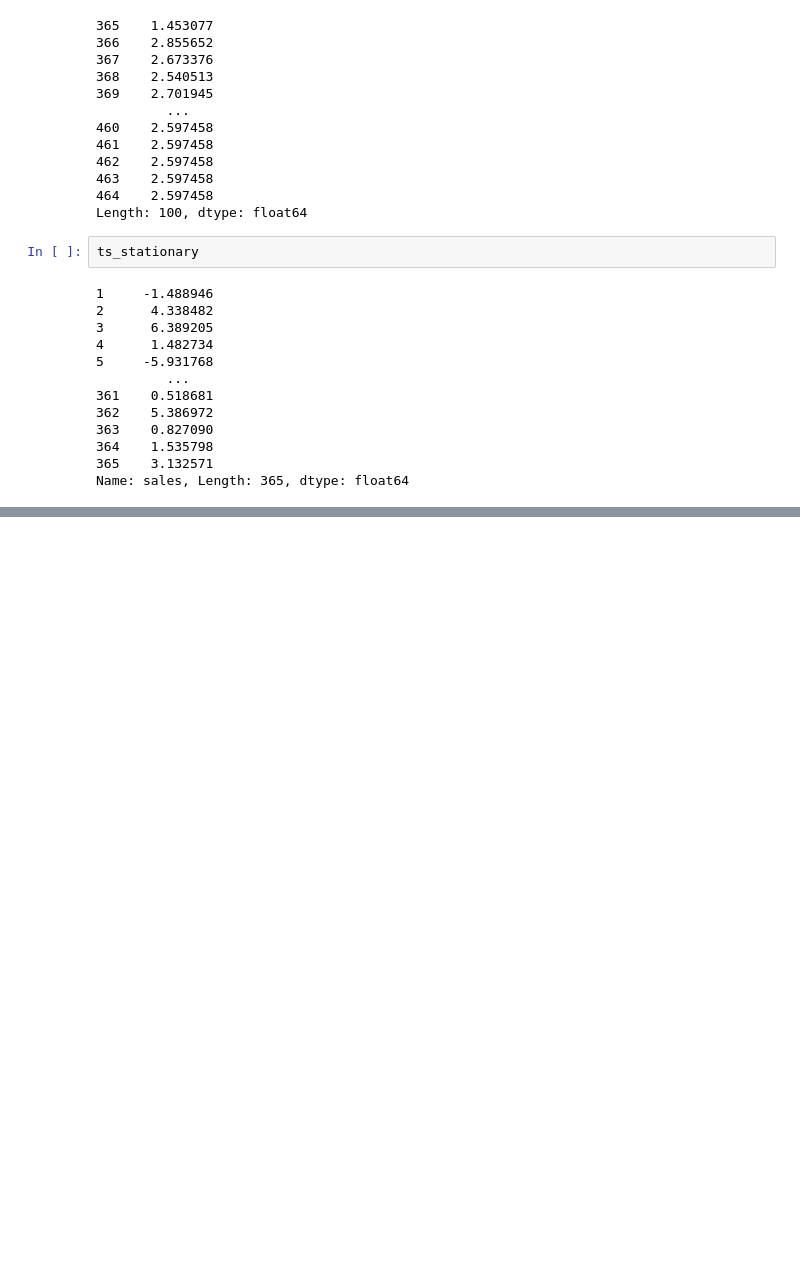
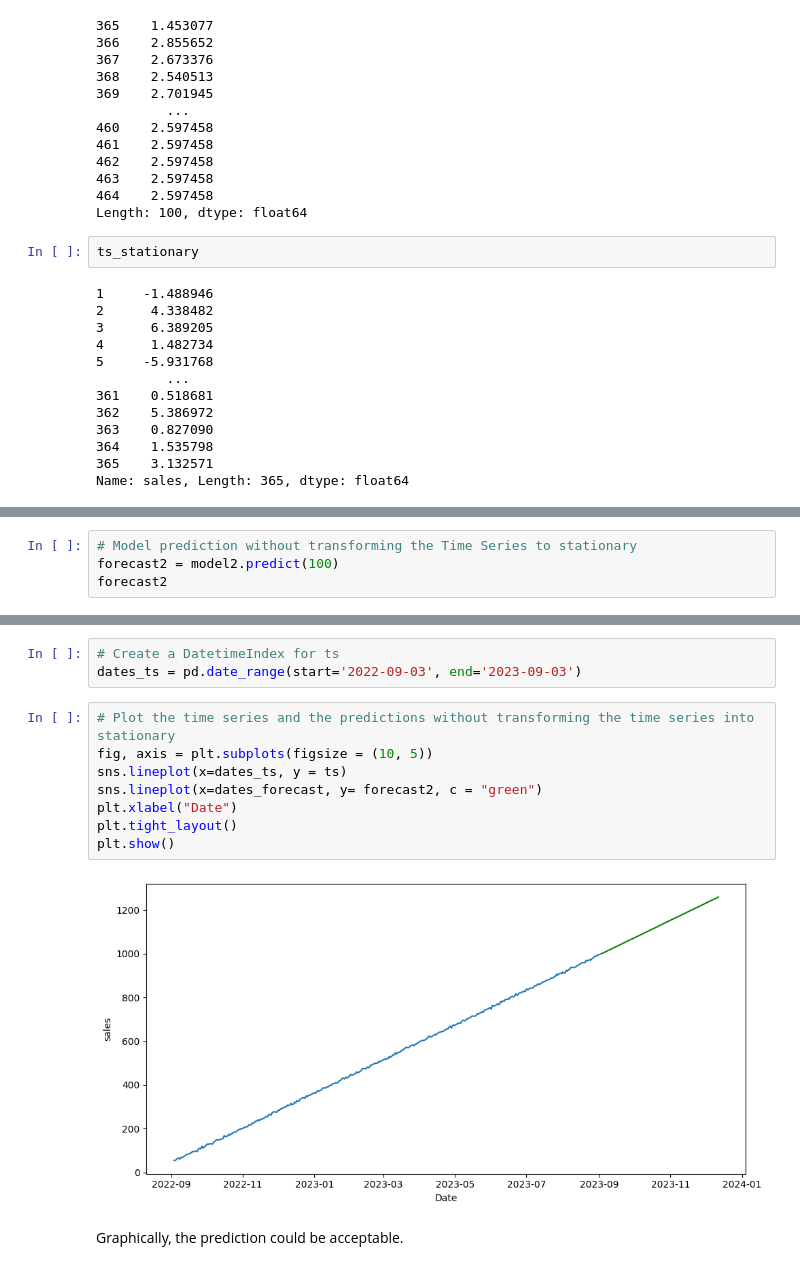
Before and after one commit to 4GeeksAcademy/Alternative-time-series_AR, a Jupyter notebook: src/explore.ipynb, the cells around one changed output, grey strips where cells are left out. Drawn from its saved outputs; the diff is of its cells as text; blank space fills up the shorter version.

```diff
--- a/src/explore.ipynb
+++ b/src/explore.ipynb
@@ -474,0 +600,4 @@ plt.show()
+# %%
+# Model prediction without transforming the Time Series to stationary
+forecast2 = model2.predict(100)
+forecast2
@@ -474,0 +632,15 @@ plt.show()
+# %%
+# Create a DatetimeIndex for ts
+dates_ts = pd.date_range(start='2022-09-03', end='2023-09-03')
+# %%
+# Plot the time series and the predictions without transforming the time series into stationary
+fig, axis = plt.subplots(figsize = (10, 5))
+sns.lineplot(x=dates_ts, y = ts)
+sns.lineplot(x=dates_forecast, y= forecast2, c = "green")
+plt.xlabel("Date")
+plt.tight_layout()
+plt.show()
+# %% [output]
+[figure, added]
+# %% [markdown]
+Graphically, the prediction could be acceptable.
```
Also changed, not shown: parts of 25 cells of this notebook.
